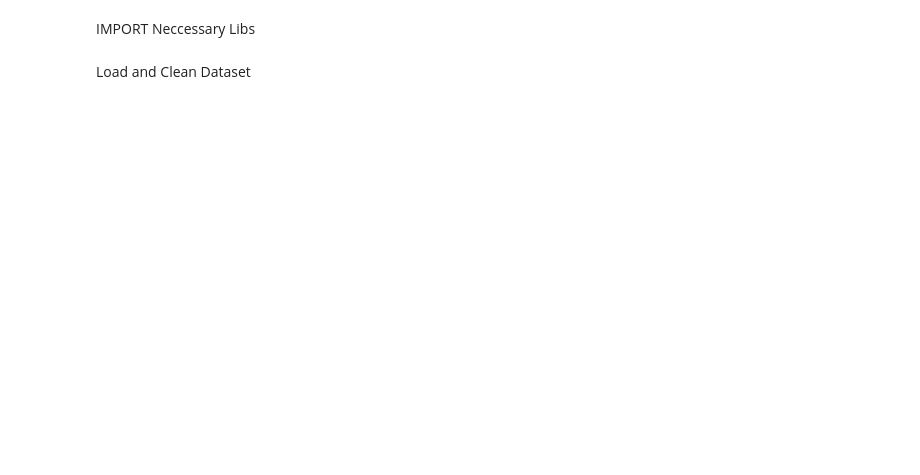
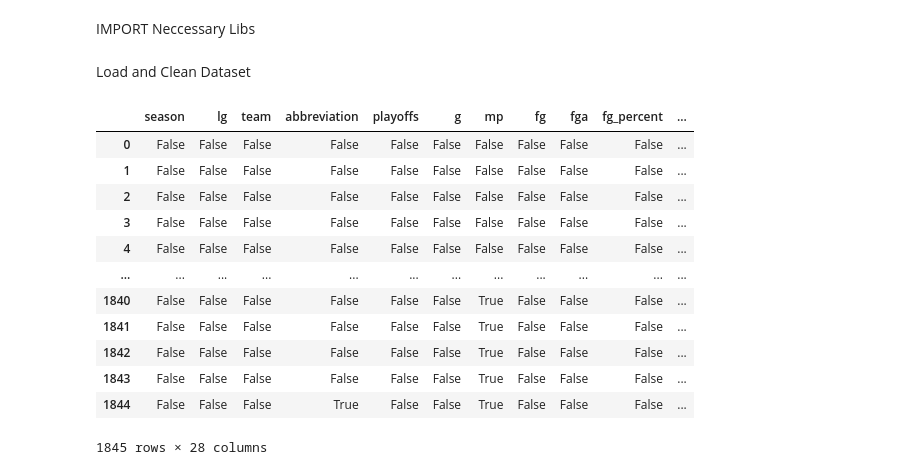
Before and after one commit to ThiwakornC/Spotter-NBA, a Jupyter notebook: Spotter_NBAStats_Main.ipynb, the cells around one changed output. Saved outputs shown, nothing was run; the diff lists cells and outputs as text; code cells hidden in the pictures; blank space fills up the shorter version.

```diff
--- a/Spotter_NBAStats_Main.ipynb
+++ b/Spotter_NBAStats_Main.ipynb
@@ -24,3 +24,17 @@ df_teamtotal.count()
 # %%
-df_teamtotal.isna()
-#df_teamtotal.query("@df_teamtotal.isna().any(axis=1)", engine='python').reset_index(drop=True)
+#df_teamtotal0.isna()
+#df_teamtotal0.query("@df_teamtotal0.isna().any(axis=1)", engine='python').reset_index(drop=True)
+# %% [output]
+|  | season | lg | team | abbreviation | playoffs | g | mp | fg | fga | fg_percent | ... |
+| 0 | False | False | False | False | False | False | False | False | False | False | ... |
+| 1 | False | False | False | False | False | False | False | False | False | False | ... |
+| 2 | False | False | False | False | False | False | False | False | False | False | ... |
+| 3 | False | False | False | False | False | False | False | False | False | False | ... |
+| 4 | False | False | False | False | False | False | False | False | False | False | ... |
+| ... | ... | ... | ... | ... | ... | ... | ... | ... | ... | ... | ... |
+| 1840 | False | False | False | False | False | False | True | False | False | False | ... |
+| 1841 | False | False | False | False | False | False | True | False | False | False | ... |
+| 1842 | False | False | False | False | False | False | True | False | False | False | ... |
+| 1843 | False | False | False | False | False | False | True | False | False | False | ... |
+| 1844 | False | False | False | True | False | False | True | False | False | False | ... |
+1845 rows × 28 columns
```
Also changed, not shown: parts of 9 cells of this notebook.
